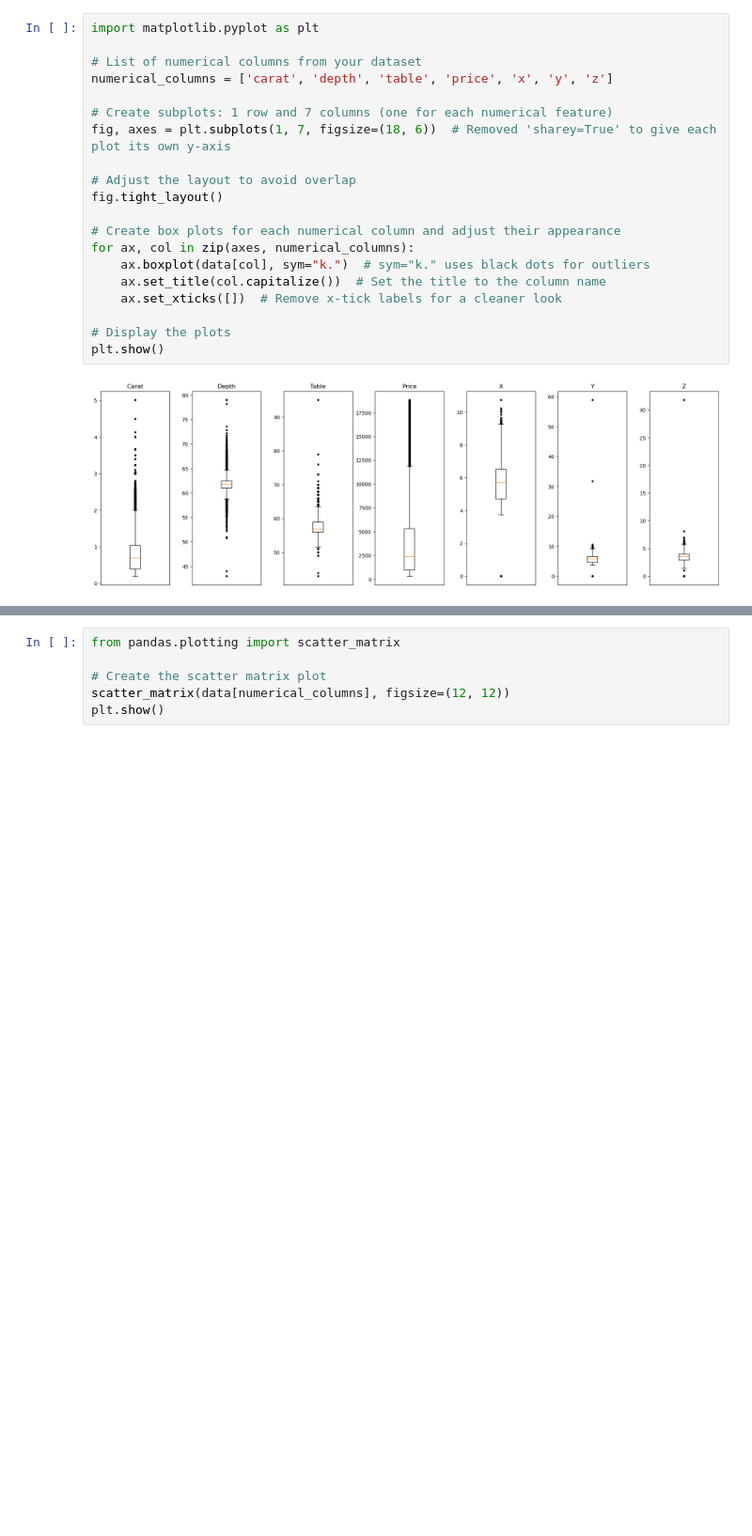
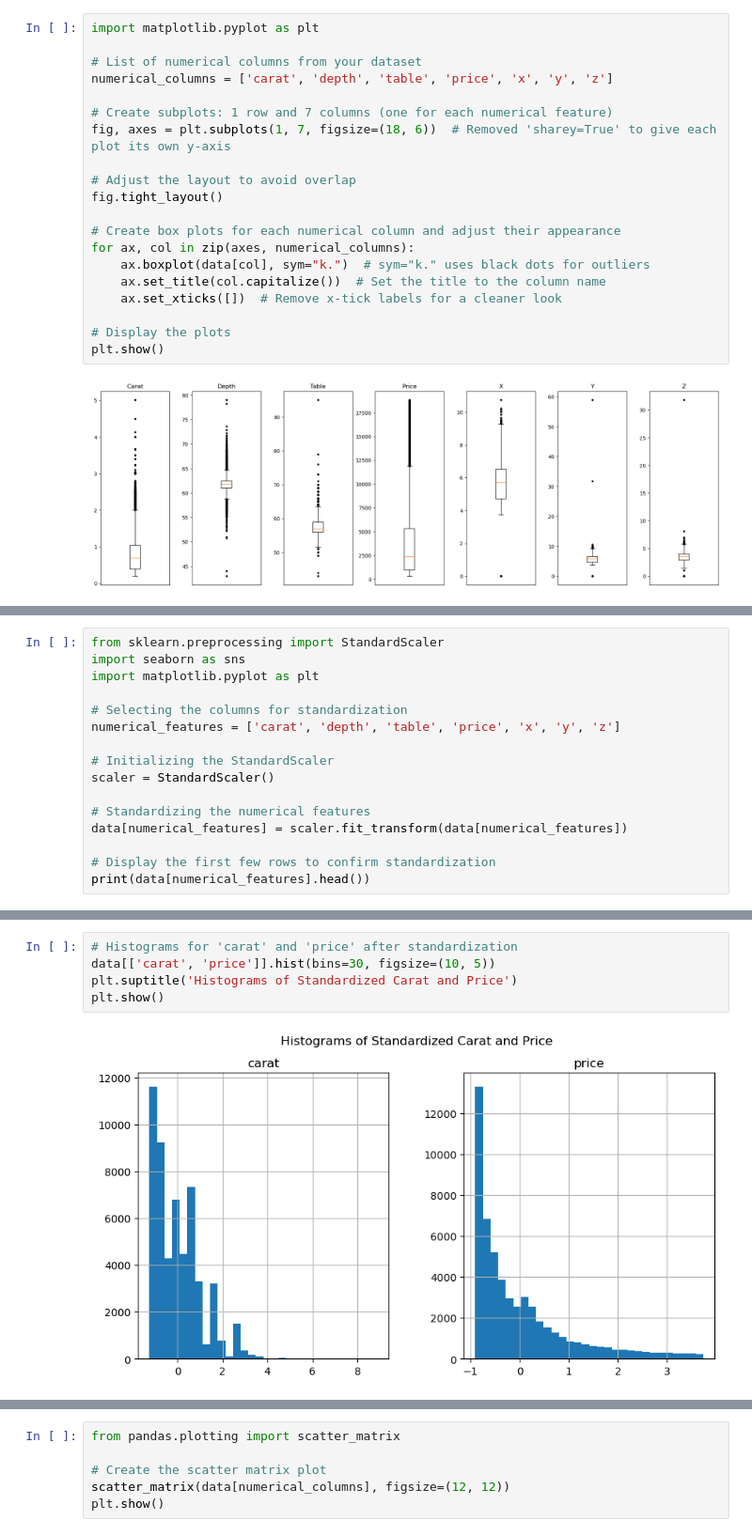
Before and after one commit to ThomasSchiolerH/Machine-Learning-And-Data-Mining, a Jupyter notebook: Project 1/project.ipynb, the cells around one changed output, grey strips where cells are left out. Shown at 94% size. Cells and saved outputs as stored; diff of their text form; blank space fills up the shorter version.

Commit message:
standardize values

```diff
--- a/Project 1/project.ipynb
+++ b/Project 1/project.ipynb
@@ -93,0 +96,16 @@ plt.show()
+# %%
+from sklearn.preprocessing import StandardScaler
+import seaborn as sns
+import matplotlib.pyplot as plt
+
+# Selecting the columns for standardization
+numerical_features = ['carat', 'depth', 'table', 'price', 'x', 'y', 'z']
+
+# Initializing the StandardScaler
+scaler = StandardScaler()
+
+# Standardizing the numerical features
+data[numerical_features] = scaler.fit_transform(data[numerical_features])
+
+# Display the first few rows to confirm standardization
+print(data[numerical_features].head())
@@ -93,0 +157,7 @@ plt.show()
+# %%
+# Histograms for 'carat' and 'price' after standardization
+data[['carat', 'price']].hist(bins=30, figsize=(10, 5))
+plt.suptitle('Histograms of Standardized Carat and Price')
+plt.show()
+# %% [output]
+[figure, added]
```
Also changed, not shown: parts of 4 cells of this notebook, 1 other file.
